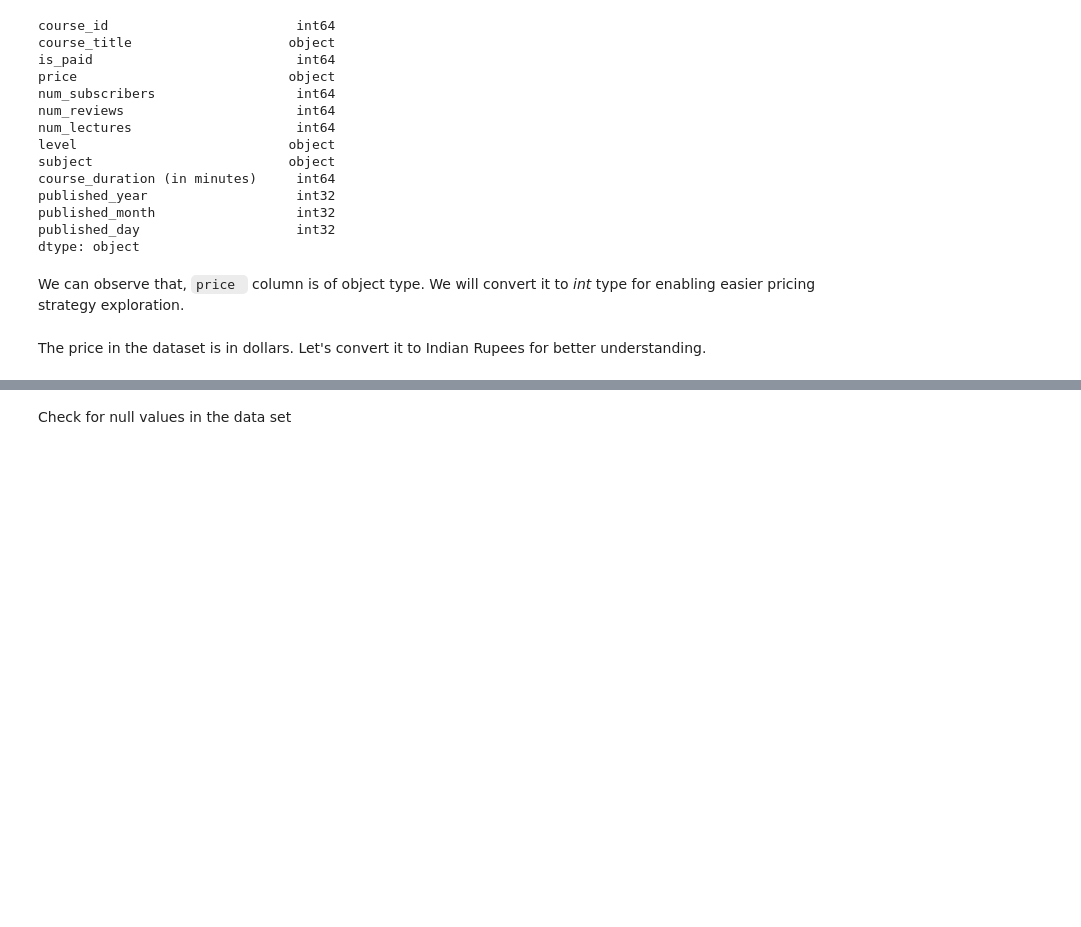
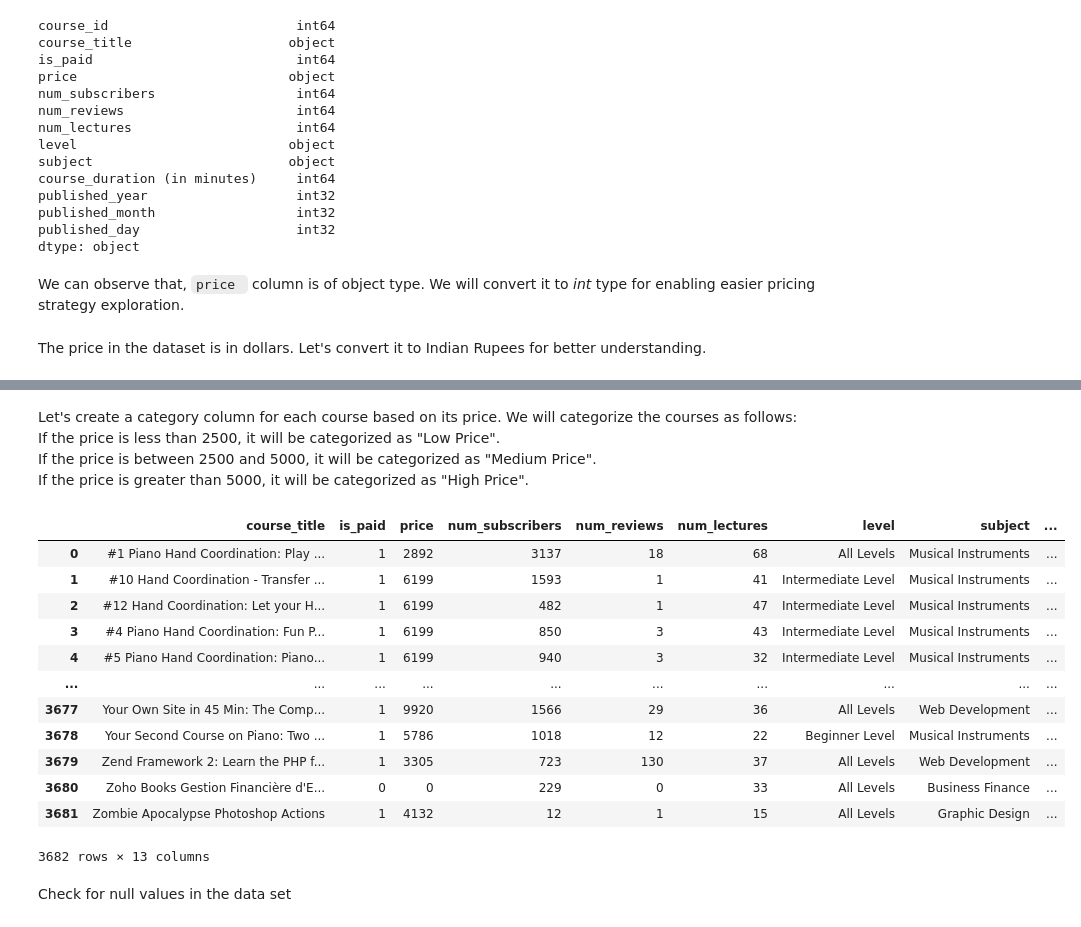
Before and after one commit to Chirag529/Udemy_Courses_Analysis, a Jupyter notebook: main.ipynb, the cells around one changed output, grey strips where cells are left out. Drawn from its saved outputs; the diff is of its cells as text; code cells hidden in the pictures; blank space fills up the shorter version.

```diff
--- a/main.ipynb
+++ b/main.ipynb
@@ -206,4 +212,41 @@ def convert_to_rupees(price):
 3682 rows × 13 columns
+# %% [markdown]
+Let's create a category column for each course based on its price. We will categorize the courses as follows: <br />
+If the price is less than 2500, it will be categorized as "Low Price".<br />
+If the price is between 2500 and 5000, it will be categorized as "Medium Price".<br />
+If the price is greater than 5000, it will be categorized as "High Price".
+# %%
+# Let's create a category column for each course based on its price. We will categorize the courses as follows: <br />
+#If the price is less than 2500, it will be categorized as "Low Price".<br />
+#If the price is between 2500 and 5000, it will be categorized as "Medium Price".<br />
+#If the price is greater than 5000, it will be categorized as "High Price".
+
+def categorize_price(price):
+    if price == 0:
+        return "Free"
+    elif price > 0 and price < 2500:
+        return "Low Price"
+    elif price >= 2500 and price < 5000:
+        return "Medium Price"
+    else:
+        return "High Price"
+
+df["price_category"] = df["price"].apply(categorize_price)
+df
+# %% [output]
+|  | course_title | is_paid | price | num_subscribers | num_reviews | num_lectures | level | subject | ... |
+| 0 | #1 Piano Hand Coordination: Play ... | 1 | 2892 | 3137 | 18 | 68 | All Levels | Musical Instruments | ... |
+| 1 | #10 Hand Coordination - Transfer ... | 1 | 6199 | 1593 | 1 | 41 | Intermediate Level | Musical Instruments | ... |
+| 2 | #12 Hand Coordination: Let your H... | 1 | 6199 | 482 | 1 | 47 | Intermediate Level | Musical Instruments | ... |
+| 3 | #4 Piano Hand Coordination: Fun P... | 1 | 6199 | 850 | 3 | 43 | Intermediate Level | Musical Instruments | ... |
+| 4 | #5 Piano Hand Coordination: Piano... | 1 | 6199 | 940 | 3 | 32 | Intermediate Level | Musical Instruments | ... |
+| ... | ... | ... | ... | ... | ... | ... | ... | ... | ... |
+| 3677 | Your Own Site in 45 Min: The Comp... | 1 | 9920 | 1566 | 29 | 36 | All Levels | Web Development | ... |
+| 3678 | Your Second Course on Piano: Two ... | 1 | 5786 | 1018 | 12 | 22 | Beginner Level | Musical Instruments | ... |
+| 3679 | Zend Framework 2: Learn the PHP f... | 1 | 3305 | 723 | 130 | 37 | All Levels | Web Development | ... |
+| 3680 | Zoho Books Gestion Financière d'E... | 0 | 0 | 229 | 0 | 33 | All Levels | Business Finance | ... |
+| 3681 | Zombie Apocalypse Photoshop Actions | 1 | 4132 | 12 | 1 | 15 | All Levels | Graphic Design | ... |
+3682 rows × 13 columns
 # %% [markdown]
 Check for null values in the data set
 # %%
```
Also changed, not shown: parts of 5 cells of this notebook.
